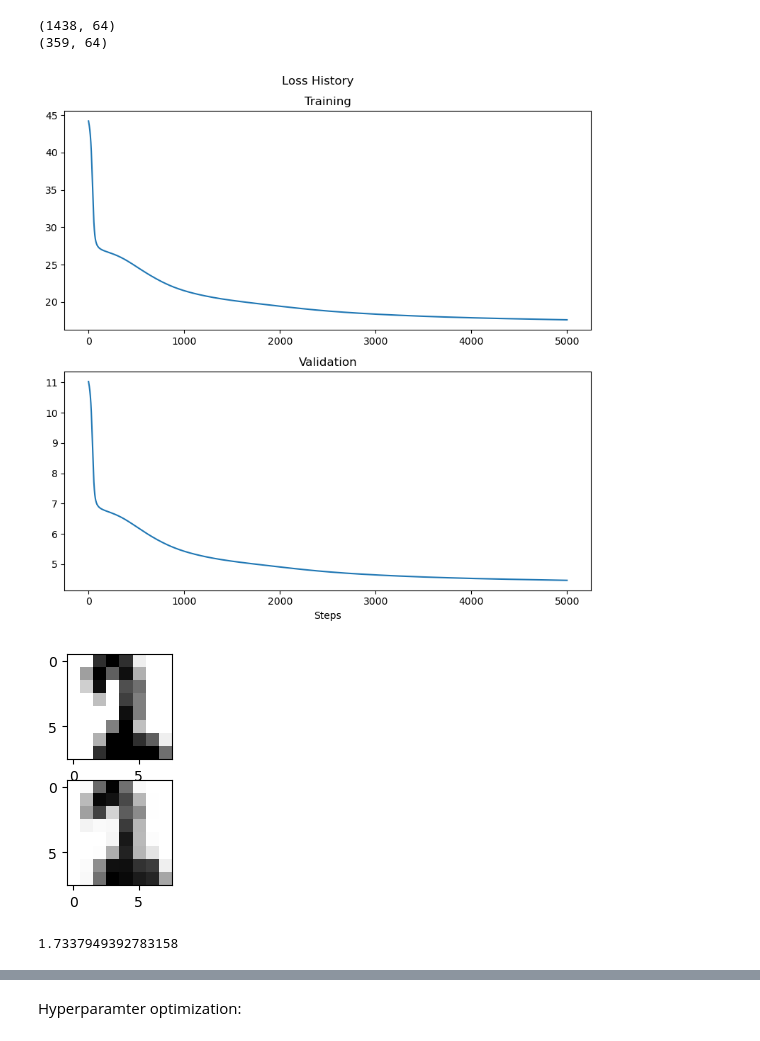
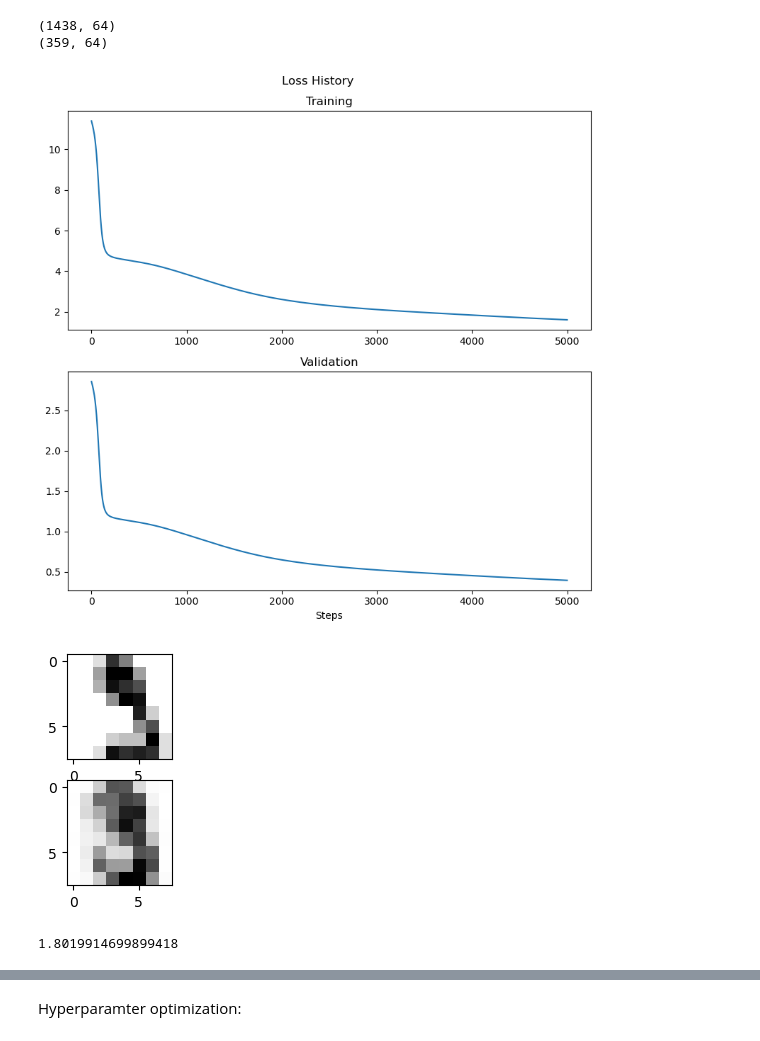
Before and after one commit to myers2004/final-nn, a Jupyter notebook: autoencoder.ipynb, the cells around one changed output, grey strips where cells are left out. Cells and saved outputs as stored; diff of their text form; code cells hidden in the pictures.

```diff
--- a/autoencoder.ipynb
+++ b/autoencoder.ipynb
@@ -30,7 +30,7 @@ batch_size = np.shape(X_train)[0]
 arch = [{'input_dim': 64, 'output_dim': 16, 'activation': 'relu'}, {'input_dim': 16, 'output_dim': 64, 'activation': 'sigmoid'}]
 # %%
 #Generate an instance of the nn
-digits_nn = nn.NeuralNetwork(arch, lr = 10, seed = 2, batch_size=batch_size, epochs= 5000, loss_function= 'BCE')
+digits_nn = nn.NeuralNetwork(arch, lr = 10, seed = 2, batch_size=batch_size, epochs= 5000, loss_function= 'MSE')
 # %%
 #Train the nn
 per_epoch_loss_train,per_epoch_loss_val = digits_nn.fit(X_train, X_train.T, X_val, X_val.T)
@@ -46,21 +46,21 @@ plt.xlabel('Steps')
 fig.tight_layout()
 plt.show()
 # %% [output]
-[figure, old version]
+[figure, new version]
 # %%
 #Make predictions on the validation set
 y_hat_val = digits_nn.predict(X_val)
 # %%
 #Visualize a digit and the corresponding prediction
-i = 23
+i = 8
 test_image = np.reshape(X_val[i], (8,8))
 pred_image = np.reshape(y_hat_val[i], (8,8))
 fig, axs = plt.subplots(2, figsize=(3, 3))
 axs[0].imshow(test_image, cmap=plt.cm.gray_r, interpolation="nearest")
 axs[1].imshow(pred_image, cmap=plt.cm.gray_r, interpolation="nearest")
 plt.show()
 # %% [output]
-[figure, old version]
+[figure, new version]
 # %%
 #Calculate reconstruction error for each digit
 delta_prediction = y_hat_val - X_val
@@ -70,7 +70,7 @@ reconstruction_error = np.absolute(np.sum(delta_prediction, axis = 1, keepdims =
 avg_reconstruction_error = np.mean(reconstruction_error)
 print(avg_reconstruction_error)
 # %% [output]
-1.7337949392783158
+1.8019914699899418
 # %%
 #Need a comparison, so lets compare to noise
 noise_nn = nn.NeuralNetwork(arch, lr = 10, seed = 2, batch_size=batch_size, epochs= 1, loss_function= 'BCE')
```
Also changed, not shown: parts of 5 cells of this notebook, 6 other files.
